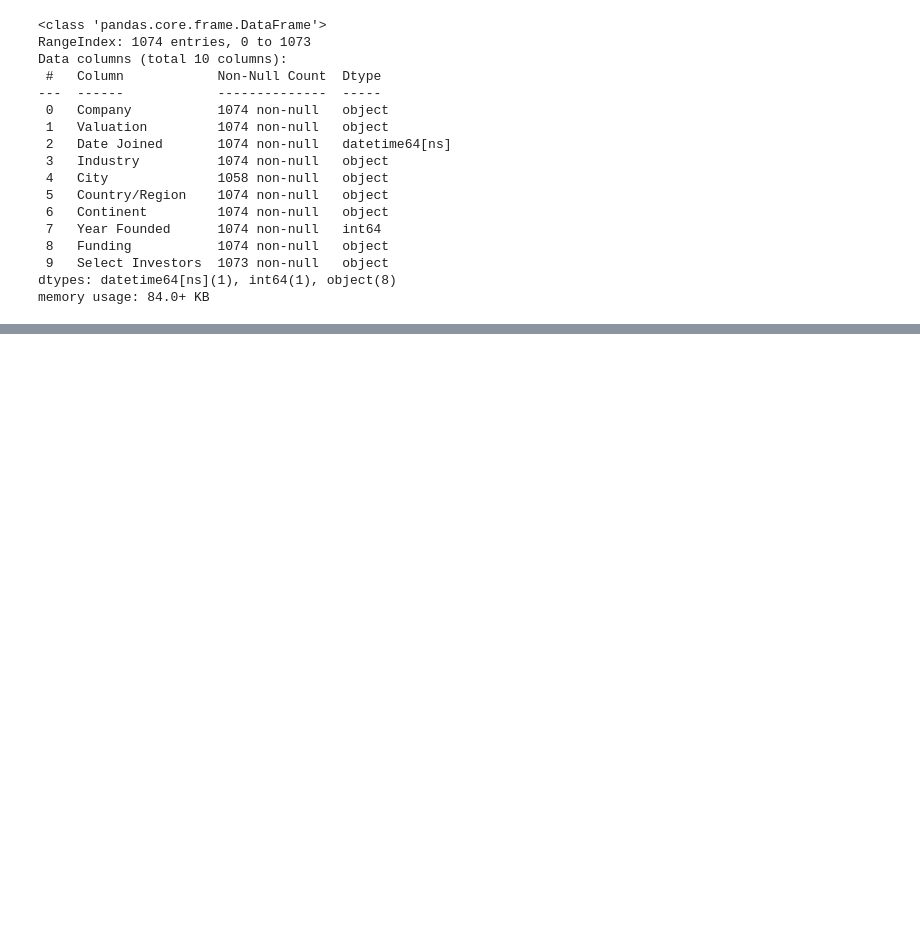
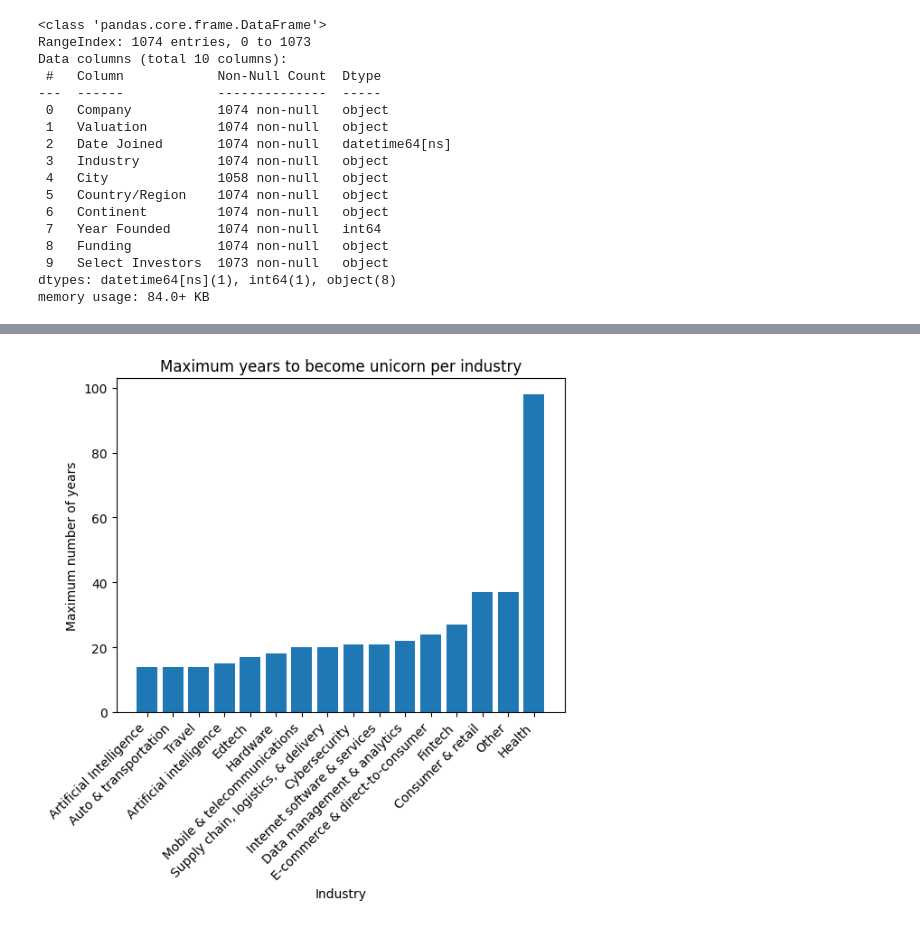
Before and after one commit to martinadelorenzo/unicorn-companies, a Jupyter notebook: unicorn_companies.ipynb, the cells around one changed output, grey strips where cells are left out. Drawn from its saved outputs; the diff is of its cells as text; code cells hidden in the pictures; blank space fills up the shorter version.

Commit message:
Exploratory data analysis (EDA)

```diff
--- a/unicorn_companies.ipynb
+++ b/unicorn_companies.ipynb
@@ -96,6 +103,10 @@ memory usage: 84.0+ KB
 # extract the Year component into a new column
 
 companies["Year Joined"] = companies["Date Joined"].dt.year
+# %%
+# extract the Month component into a new column
+
+companies["Month Joined"] = companies["Date Joined"].dt.month_name()
 # %%
 companies.head()
 # %% [output]
@@ -107,0 +124,5 @@ companies.head()
+# %%
+# create a new column
+companies["Years to Unicorn"] = companies["Year Joined"] - companies["Year Founded"]
+
+companies.head()
@@ -107,0 +136,6 @@ companies.head()
+# %%
+# group the data by industry, and for each industry get the max value in the `Years to Unicorn` column.
+
+grouped = (companies[["Industry", "Years to Unicorn"]].groupby("Industry").max().sort_values(by="Years to Unicorn"))
+
+grouped
@@ -107,0 +161,14 @@ companies.head()
+# %%
+# create a bar plot
+
+plt.bar(grouped.index, grouped["Years to Unicorn"])
+plt.title("Maximum years to become unicorn per industry")
+plt.xlabel("Industry")
+plt.ylabel("Maximum number of years")
+
+# rotate labels on the x-axis
+plt.xticks(rotation=45, horizontalalignment='right')
+
+plt.show()
+# %% [output]
+[figure, added]
```
Also changed, not shown: parts of 26 cells of this notebook.
